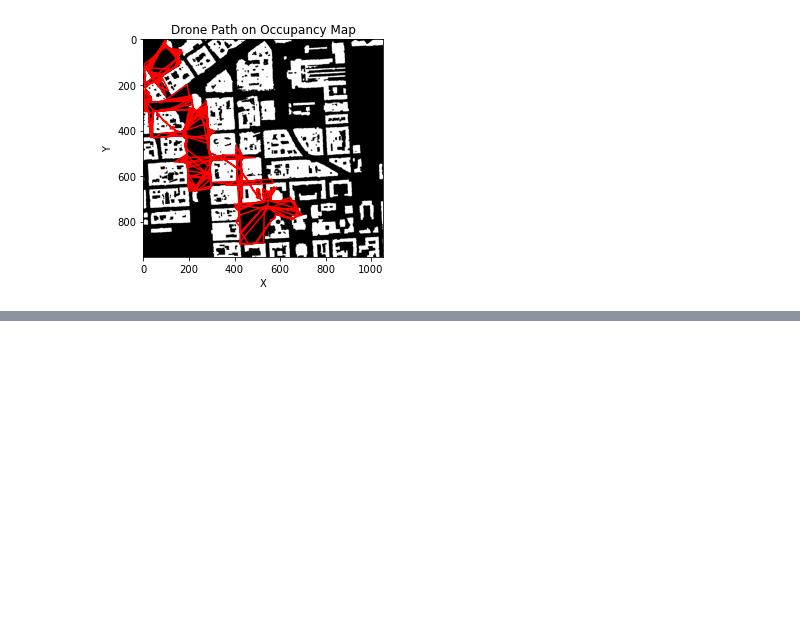
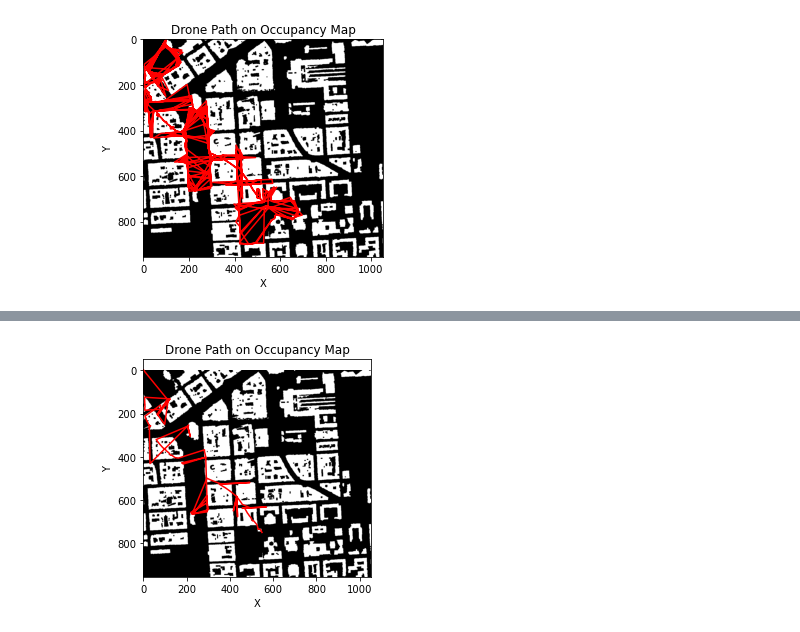
Before and after one commit to Pranav260/Drone-Localization-problem, a Jupyter notebook: drone.ipynb, the cells around one changed output, grey strips where cells are left out. Cells and saved outputs as stored; diff of their text form; code cells hidden in the pictures; blank space fills up the shorter version.

```diff
--- a/drone.ipynb
+++ b/drone.ipynb
@@ -428,0 +434,13 @@ plt.show()
+# %%
+goal_state = output[-1]
+temp_res = output.copy()
+
+
+par_arr = [] # valid points of array
+
+for i in obs:
+    obs_arr =[]
+    for j in i:
+        if omap[int(j[0]),int(j[1])] != 1:
+            obs_arr.append(j)
+    par_arr.append(obs_arr)
@@ -428,0 +480,10 @@ plt.show()
+# %%
+pixel_size = 1
+plt.imshow(omap, cmap='gray')  # Display the occupancy map
+plt.plot([p[0] / pixel_size for p in temp_res], [p[1] / pixel_size for p in temp_res], color='red')  # Plot the path
+plt.xlabel('X')
+plt.ylabel('Y')
+plt.title('Drone Path on Occupancy Map')
+plt.show()
+# %% [output]
+[figure, added]
```
Also changed, not shown: parts of 5 cells of this notebook, 1 other file.
